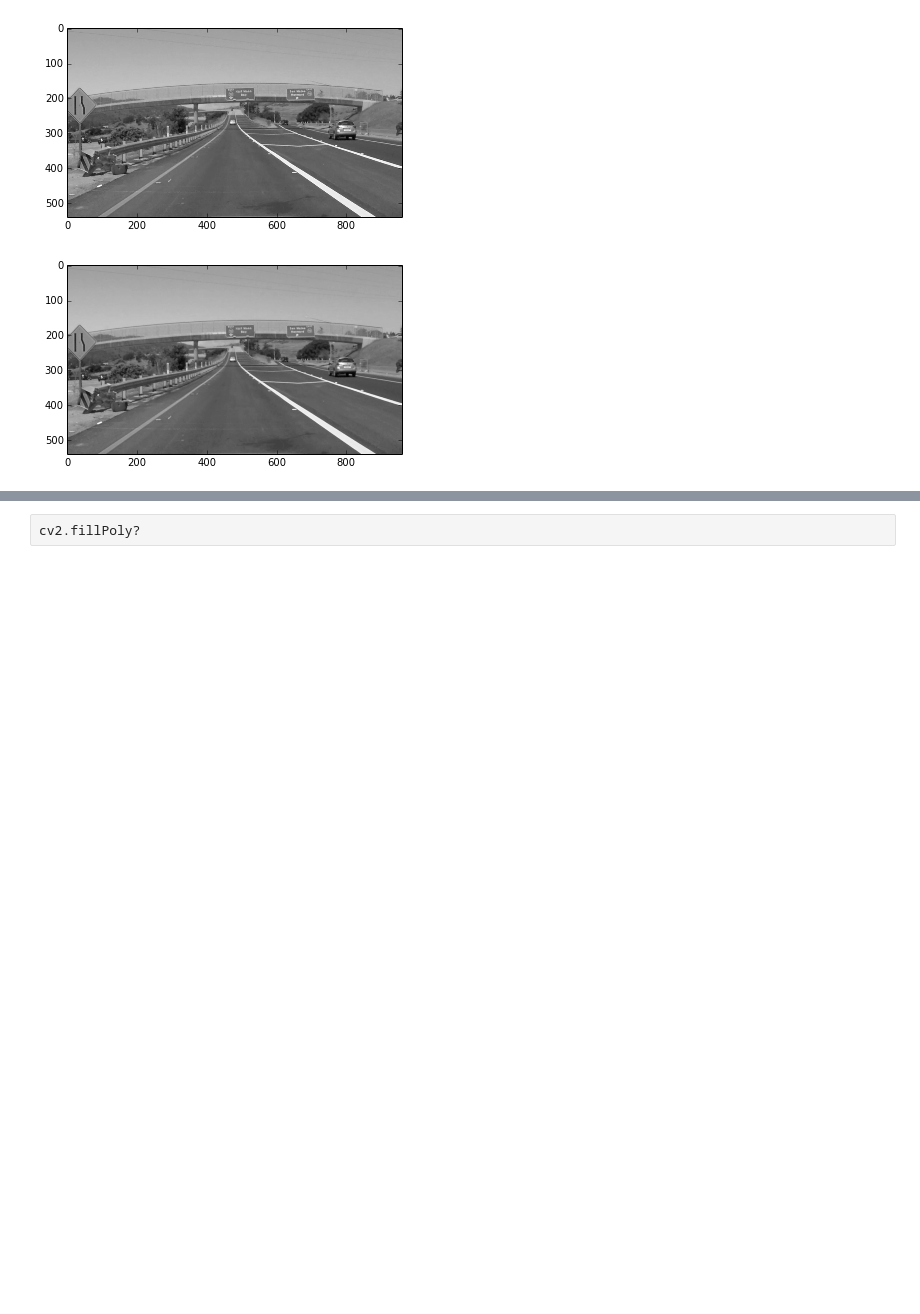
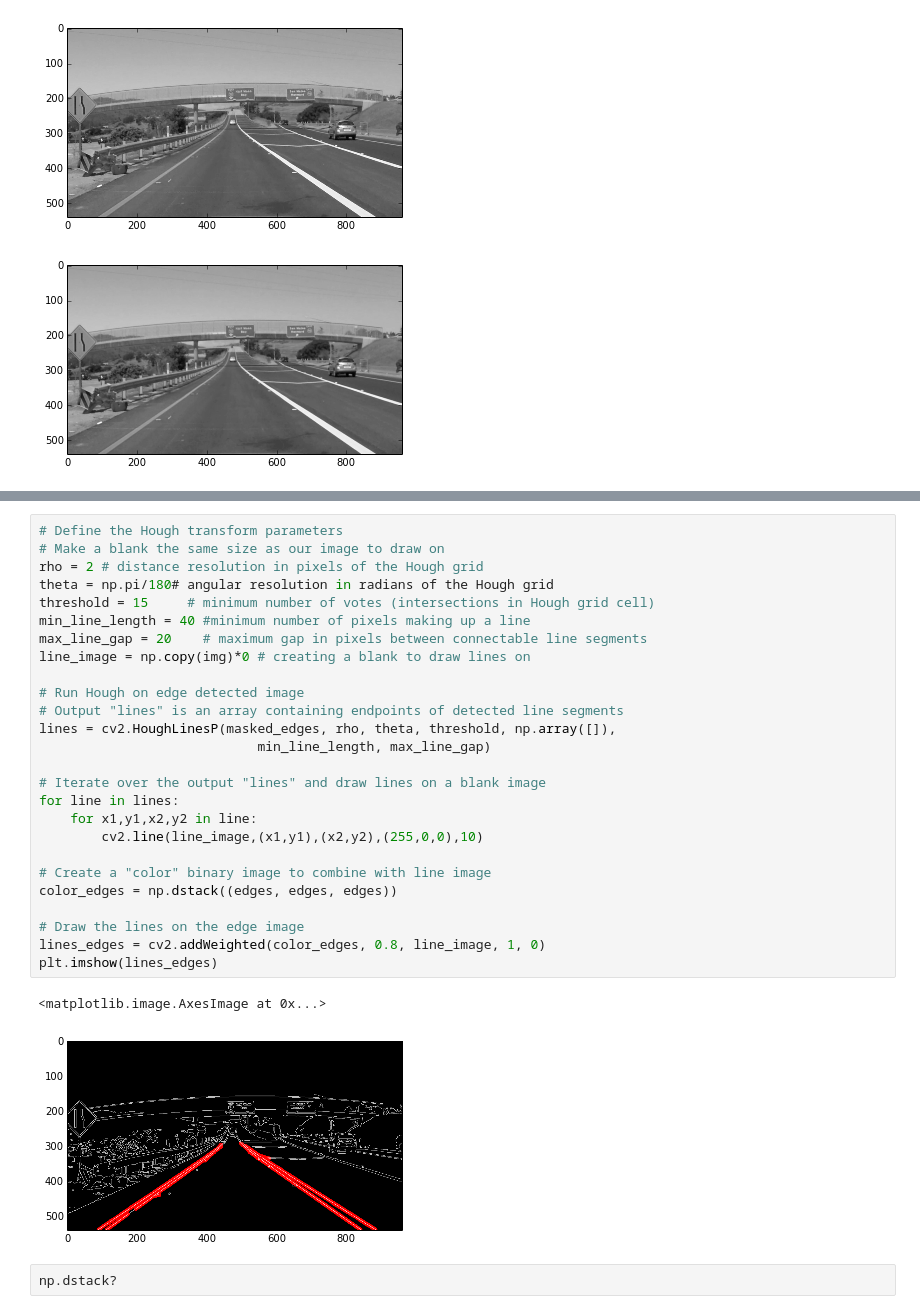
Before and after one commit to lochappy/Self-Driving-Car-ND, a Jupyter notebook: term_01/less02_finding_land_lines/03_Canny_Edge_Detection.ipynb, the cells around one changed output, grey strips where cells are left out. Cells and saved outputs as stored; diff of their text form; blank space fills up the shorter version.

Commit message:
Finish snippet of find lane line

```diff
--- a/term_01/less02_finding_land_lines/03_Canny_Edge_Detection.ipynb
+++ b/term_01/less02_finding_land_lines/03_Canny_Edge_Detection.ipynb
@@ -62,2 +67,31 @@ imshow(mask)
-# %%
-cv2.fillPoly?
+# %%
+# Define the Hough transform parameters
+# Make a blank the same size as our image to draw on
+rho = 2 # distance resolution in pixels of the Hough grid
+theta = np.pi/180# angular resolution in radians of the Hough grid
+threshold = 15     # minimum number of votes (intersections in Hough grid cell)
+min_line_length = 40 #minimum number of pixels making up a line
+max_line_gap = 20    # maximum gap in pixels between connectable line segments
+line_image = np.copy(img)*0 # creating a blank to draw lines on
+
+# Run Hough on edge detected image
+# Output "lines" is an array containing endpoints of detected line segments
+lines = cv2.HoughLinesP(masked_edges, rho, theta, threshold, np.array([]),
+                            min_line_length, max_line_gap)
+
+# Iterate over the output "lines" and draw lines on a blank image
+for line in lines:
+    for x1,y1,x2,y2 in line:
+        cv2.line(line_image,(x1,y1),(x2,y2),(255,0,0),10)
+
+# Create a "color" binary image to combine with line image
+color_edges = np.dstack((edges, edges, edges))
+
+# Draw the lines on the edge image
+lines_edges = cv2.addWeighted(color_edges, 0.8, line_image, 1, 0)
+plt.imshow(lines_edges)
+# %% [output]
+<matplotlib.image.AxesImage at 0x...>
+[figure, added]
+# %%
+np.dstack?
```
Also changed, not shown: parts of 2 cells of this notebook.
